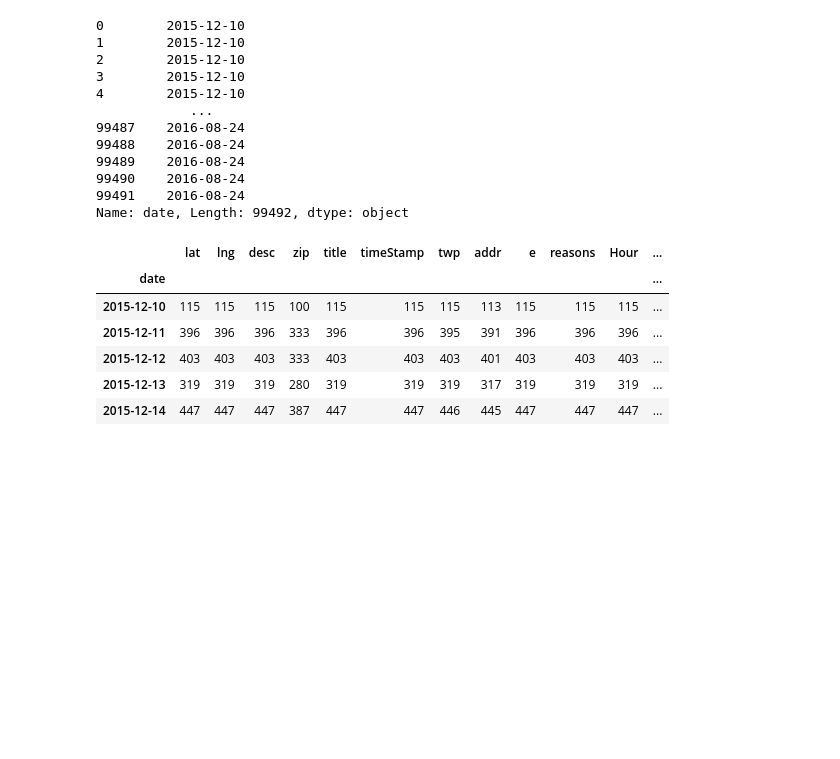
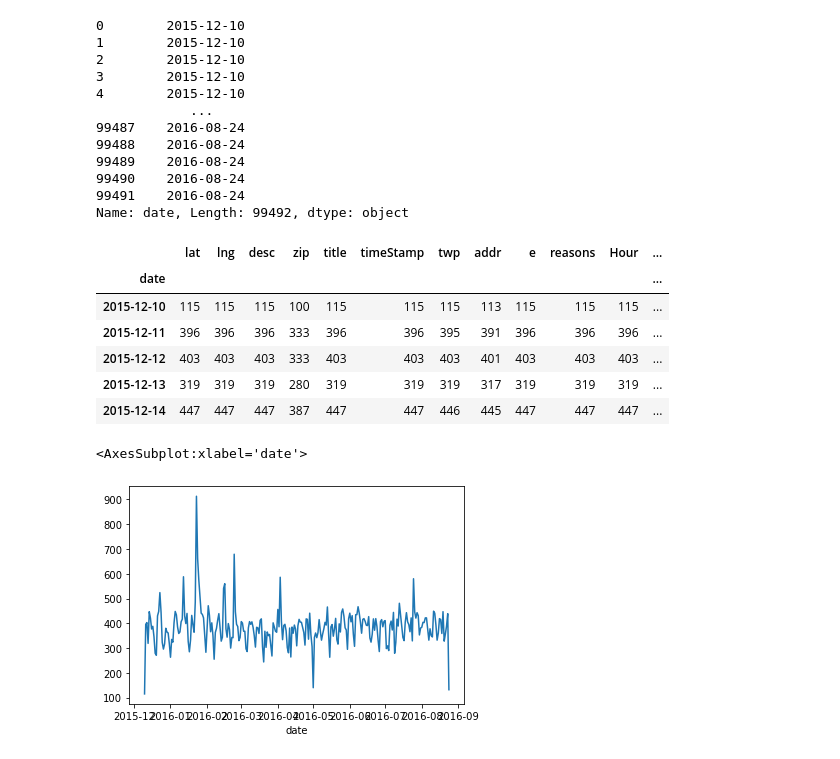
Before and after one commit to pradhan-asish/Capstone-Projects, a Jupyter notebook: Capstone_Project_1.ipynb, the cells around one changed output. Drawn from its saved outputs; the diff is of its cells as text; code cells hidden in the pictures; blank space fills up the shorter version.

Commit message:
line plot

```diff
--- a/Capstone_Project_1.ipynb
+++ b/Capstone_Project_1.ipynb
@@ -261,3 +261,8 @@ df.groupby('date').count().head()
 | 2015-12-12 | 403 | 403 | 403 | 333 | 403 | 403 | 403 | 401 | 403 | 403 | 403 | ... |
 | 2015-12-13 | 319 | 319 | 319 | 280 | 319 | 319 | 319 | 317 | 319 | 319 | 319 | ... |
 | 2015-12-14 | 447 | 447 | 447 | 387 | 447 | 447 | 446 | 445 | 447 | 447 | 447 | ... |
+# %%
+df.groupby('date').count()['lat'].plot()
+# %% [output]
+<AxesSubplot:xlabel='date'>
+[figure, added]
```
